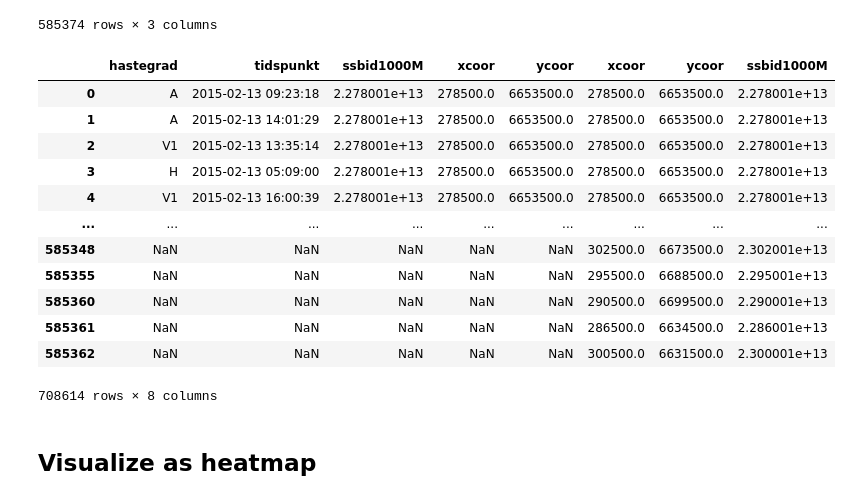
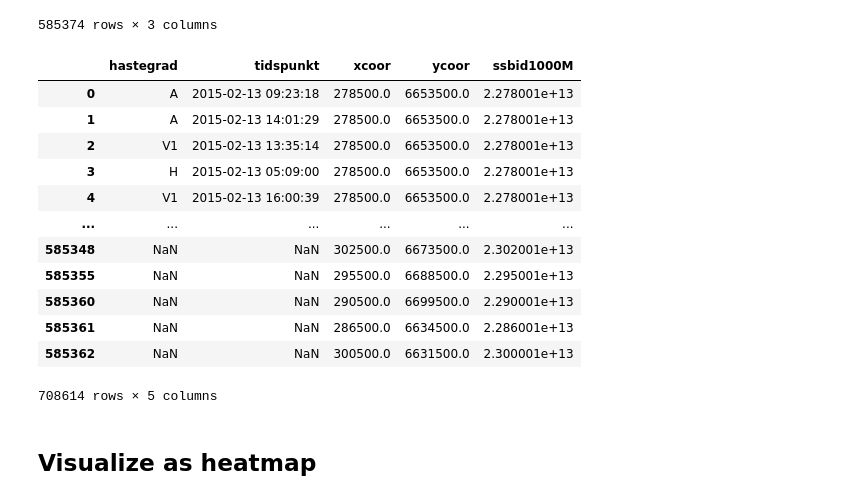
Before and after one commit to Magssch/gecco-2023-ambulance-allocation, a Jupyter notebook: scripts/notebooks/nicklas_spacial.ipynb, the cells around one changed output. Drawn from its saved outputs; the diff is of its cells as text; code cells hidden in the pictures.

Commit message:
Save incident with resampled data

```diff
--- a/scripts/notebooks/nicklas_spacial.ipynb
+++ b/scripts/notebooks/nicklas_spacial.ipynb
@@ -244,22 +244,23 @@ resampled_spacial
 | 585373 | 300500 | 6637500 | 23000006637000 |
 585374 rows × 3 columns
 # %%
-incidents.drop(resampled_spacial.columns, axis=1)
-pd.concat([incidents, resampled_spacial], axis=1)
+incidents = incidents.drop(resampled_spacial.columns, axis=1)
+incidents = pd.concat([incidents, resampled_spacial], axis=1)
+incidents
 # %% [output]
-|  | hastegrad | tidspunkt | ssbid1000M | xcoor | ycoor | xcoor | ycoor | ssbid1000M |
-| 0 | A | 2015-02-13 09:23:18 | 2.278001e+13 | 278500.0 | 6653500.0 | 278500.0 | 6653500.0 | 2.278001e+13 |
-| 1 | A | 2015-02-13 14:01:29 | 2.278001e+13 | 278500.0 | 6653500.0 | 278500.0 | 6653500.0 | 2.278001e+13 |
-| 2 | V1 | 2015-02-13 13:35:14 | 2.278001e+13 | 278500.0 | 6653500.0 | 278500.0 | 6653500.0 | 2.278001e+13 |
-| 3 | H | 2015-02-13 05:09:00 | 2.278001e+13 | 278500.0 | 6653500.0 | 278500.0 | 6653500.0 | 2.278001e+13 |
-| 4 | V1 | 2015-02-13 16:00:39 | 2.278001e+13 | 278500.0 | 6653500.0 | 278500.0 | 6653500.0 | 2.278001e+13 |
-| ... | ... | ... | ... | ... | ... | ... | ... | ... |
-| 585348 | NaN | NaN | NaN | NaN | NaN | 302500.0 | 6673500.0 | 2.302001e+13 |
-| 585355 | NaN | NaN | NaN | NaN | NaN | 295500.0 | 6688500.0 | 2.295001e+13 |
-| 585360 | NaN | NaN | NaN | NaN | NaN | 290500.0 | 6699500.0 | 2.290001e+13 |
-| 585361 | NaN | NaN | NaN | NaN | NaN | 286500.0 | 6634500.0 | 2.286001e+13 |
-| 585362 | NaN | NaN | NaN | NaN | NaN | 300500.0 | 6631500.0 | 2.300001e+13 |
+|  | hastegrad | tidspunkt | xcoor | ycoor | ssbid1000M |
+| 0 | A | 2015-02-13 09:23:18 | 278500.0 | 6653500.0 | 2.278001e+13 |
+| 1 | A | 2015-02-13 14:01:29 | 278500.0 | 6653500.0 | 2.278001e+13 |
+| 2 | V1 | 2015-02-13 13:35:14 | 278500.0 | 6653500.0 | 2.278001e+13 |
+| 3 | H | 2015-02-13 05:09:00 | 278500.0 | 6653500.0 | 2.278001e+13 |
+| 4 | V1 | 2015-02-13 16:00:39 | 278500.0 | 6653500.0 | 2.278001e+13 |
+| ... | ... | ... | ... | ... | ... |
+| 585348 | NaN | NaN | 302500.0 | 6673500.0 | 2.302001e+13 |
+| 585355 | NaN | NaN | 295500.0 | 6688500.0 | 2.295001e+13 |
+| 585360 | NaN | NaN | 290500.0 | 6699500.0 | 2.290001e+13 |
+| 585361 | NaN | NaN | 286500.0 | 6634500.0 | 2.286001e+13 |
+| 585362 | NaN | NaN | 300500.0 | 6631500.0 | 2.300001e+13 |
-708614 rows × 8 columns
+708614 rows × 5 columns
 # %% [markdown]
 ## Visualize as heatmap
 # %%
```
